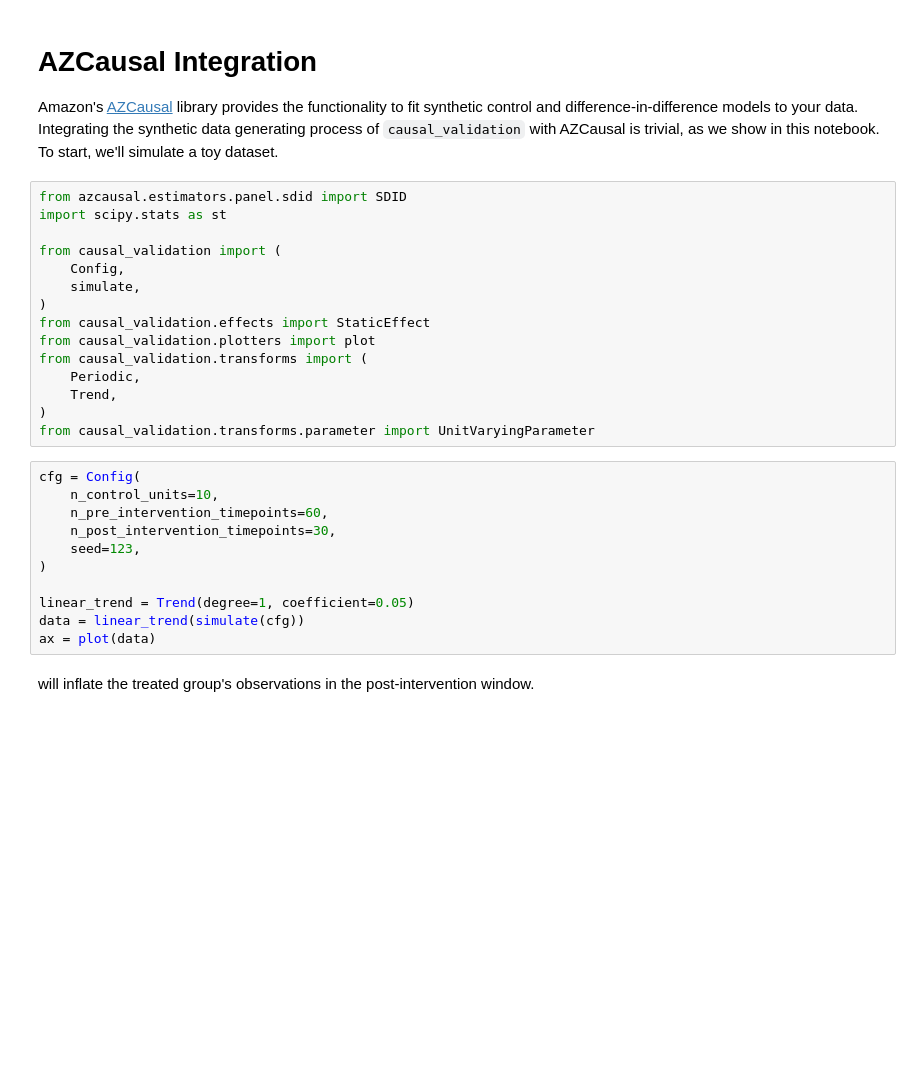
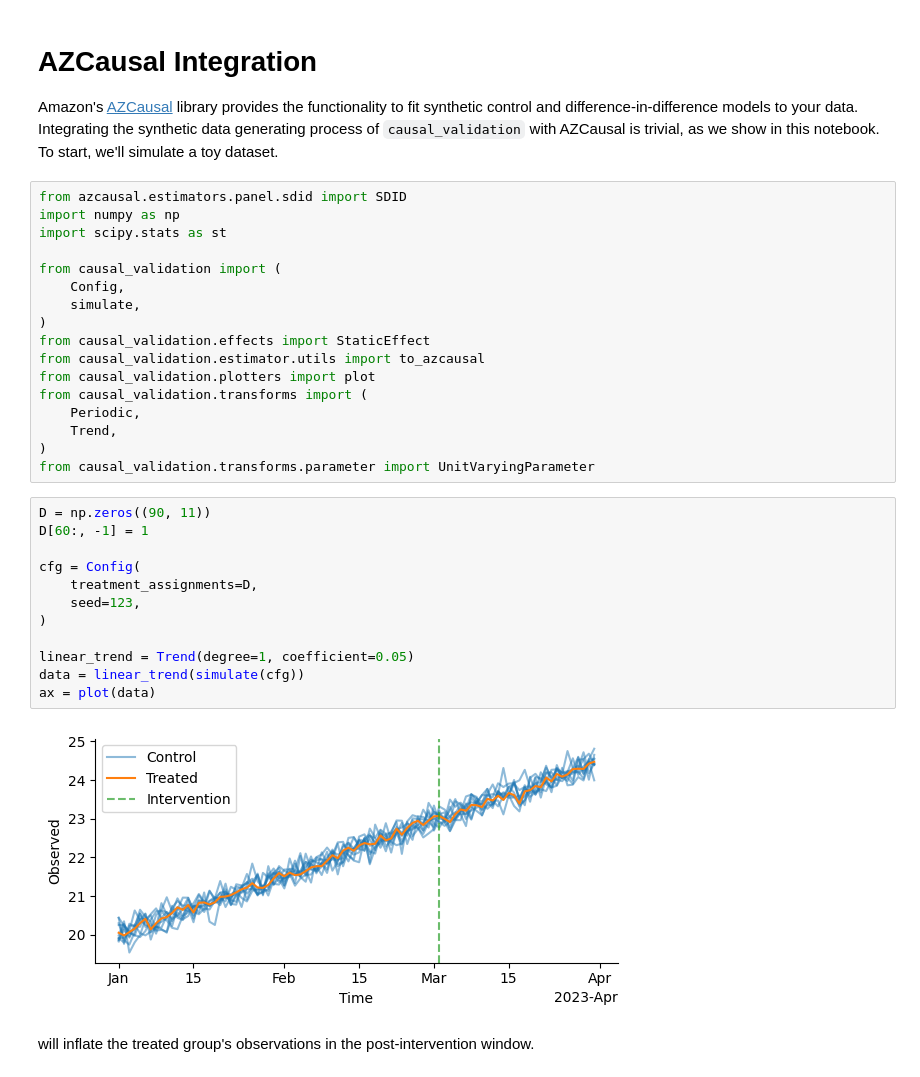
Before and after one commit to amazon-science/causal-validation, a Jupyter notebook: docs/examples/azcausal.ipynb, the cells around one changed output. Drawn from its saved outputs; the diff is of its cells as text; blank space fills up the shorter version.

```diff
--- a/docs/examples/azcausal.ipynb
+++ b/docs/examples/azcausal.ipynb
@@ -8,6 +8,7 @@ AZCausal is trivial, as we show in this notebook. To start, we'll simulate a toy
 dataset.
 # %%
 from azcausal.estimators.panel.sdid import SDID
+import numpy as np
 import scipy.stats as st
 
 from causal_validation import (
@@ -15,6 +16,7 @@ from causal_validation import (
     simulate,
 )
 from causal_validation.effects import StaticEffect
+from causal_validation.estimator.utils import to_azcausal
 from causal_validation.plotters import plot
 from causal_validation.transforms import (
     Periodic,
@@ -22,16 +24,19 @@ from causal_validation.transforms import (
 )
 from causal_validation.transforms.parameter import UnitVaryingParameter
 # %%
+D = np.zeros((90, 11))
+D[60:, -1] = 1
+
 cfg = Config(
-    n_control_units=10,
-    n_pre_intervention_timepoints=60,
-    n_post_intervention_timepoints=30,
+    treatment_assignments=D,
     seed=123,
 )
 
 linear_trend = Trend(degree=1, coefficient=0.05)
 data = linear_trend(simulate(cfg))
 ax = plot(data)
+# %% [output]
+[figure, added]
 # %% [markdown]
 will inflate the treated group's observations in the post-intervention window.
 # %%
```
Also changed, not shown: parts of 5 cells of this notebook, 35 other files.
